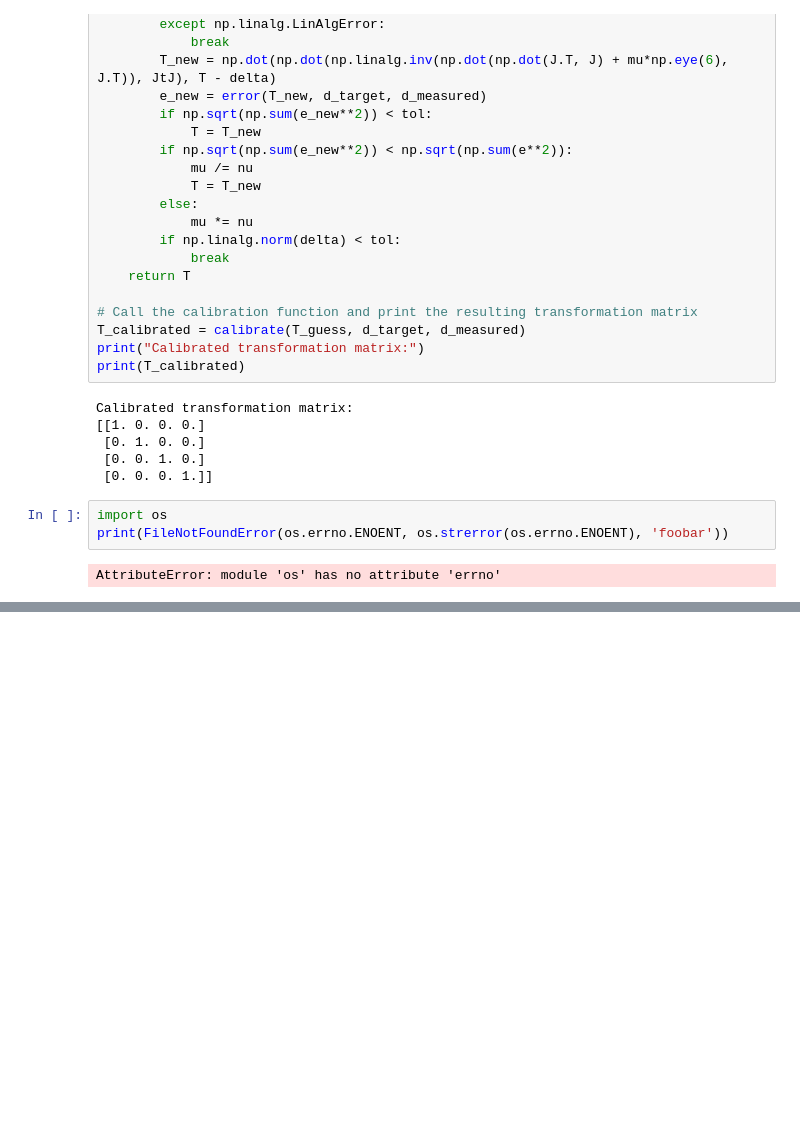
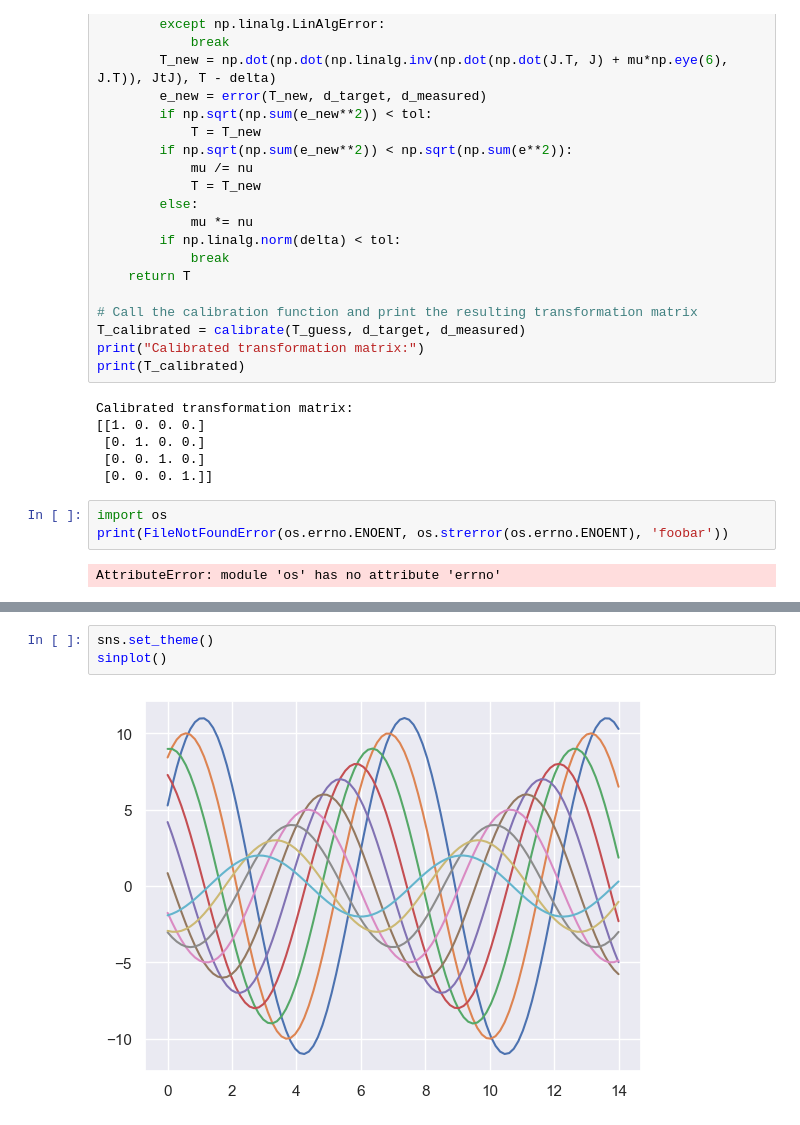
Before and after one commit to chenliansgithub/robot_model_calibration, a Jupyter notebook: temp.ipynb, the cells around one changed output, grey strips where cells are left out. Drawn from its saved outputs; the diff is of its cells as text; blank space fills up the shorter version.

```diff
--- a/temp.ipynb
+++ b/temp.ipynb
@@ -652,0 +885,5 @@ AttributeError: module 'os' has no attribute 'errno'
+# %%
+sns.set_theme()
+sinplot()
+# %% [output]
+[figure, added]
```
Also changed, not shown: parts of 102 cells of this notebook, 29 other files.
